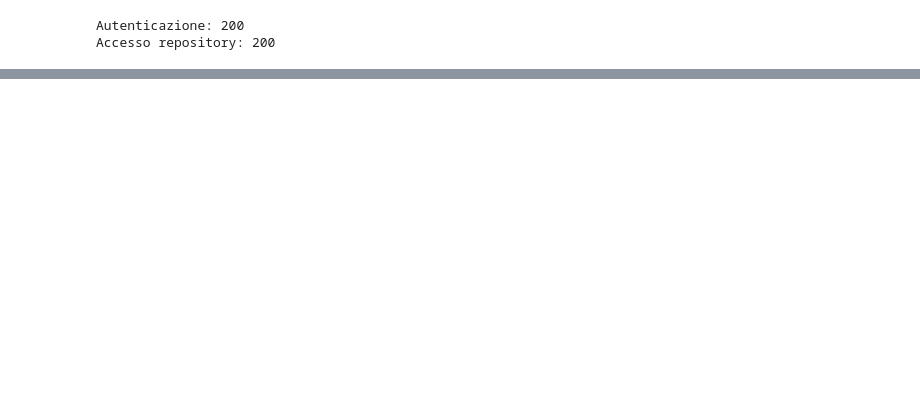
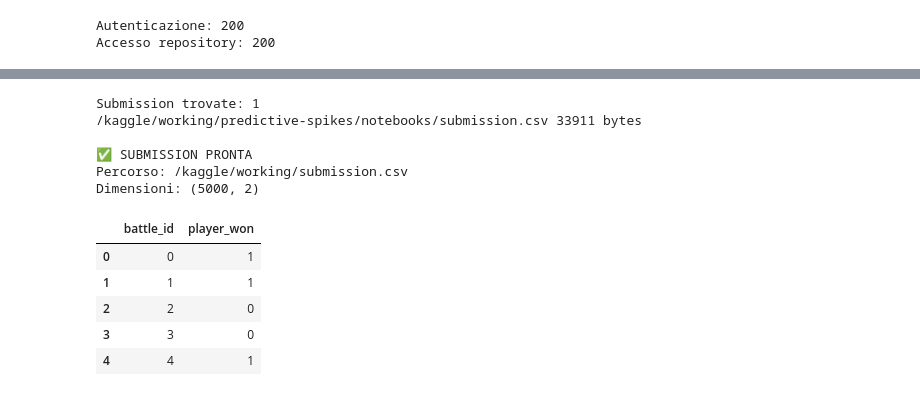
Before and after one commit to danielegabriele17-rgb/predictive-spikes, a Jupyter notebook: FDS-github.ipynb, the cells around one changed output, grey strips where cells are left out. Cells and saved outputs as stored; diff of their text form; code cells hidden in the pictures; blank space fills up the shorter version.

```diff
--- a/FDS-github.ipynb
+++ b/FDS-github.ipynb
@@ -44,0 +332,52 @@ drwxr-xr-x 8 root root  4096 Nov  3 09:03 .git
+# %%
+from pathlib import Path
+import shutil
+import pandas as pd
+
+working = Path("/kaggle/working")
+
+# Cerca tutte le submission generate
+files = list(working.rglob("submission.csv"))
+
+print("Submission trovate:", len(files))
+for f in files:
+    print(f, f.stat().st_size, "bytes")
+
+if not files:
+    raise FileNotFoundError(
+        "Nessun submission.csv trovato. "
+        "Il notebook potrebbe non averlo generato."
+    )
+
+# Prende la submission più recente
+source = max(files, key=lambda p: p.stat().st_mtime)
+destination = working / "submission.csv"
+
+if source != destination:
+    shutil.copy2(source, destination)
+
+# Controlla il risultato
+df = pd.read_csv(destination)
+
+assert list(df.columns) == ["battle_id", "player_won"]
+assert not df.isna().any().any()
+assert df["battle_id"].is_unique
+assert df["player_won"].isin([0, 1]).all()
+
+print("\n✅ SUBMISSION PRONTA")
+print("Percorso:", destination)
+print("Dimensioni:", df.shape)
+display(df.head())
+# %% [output]
+Submission trovate: 1
+/kaggle/working/predictive-spikes/notebooks/submission.csv 33911 bytes
+
+✅ SUBMISSION PRONTA
+Percorso: /kaggle/working/submission.csv
+Dimensioni: (5000, 2)
+|  | battle_id | player_won |
+| 0 | 0 | 1 |
+| 1 | 1 | 1 |
+| 2 | 2 | 0 |
+| 3 | 3 | 0 |
+| 4 | 4 | 1 |
```
Also changed, not shown: parts of 7 cells of this notebook.
